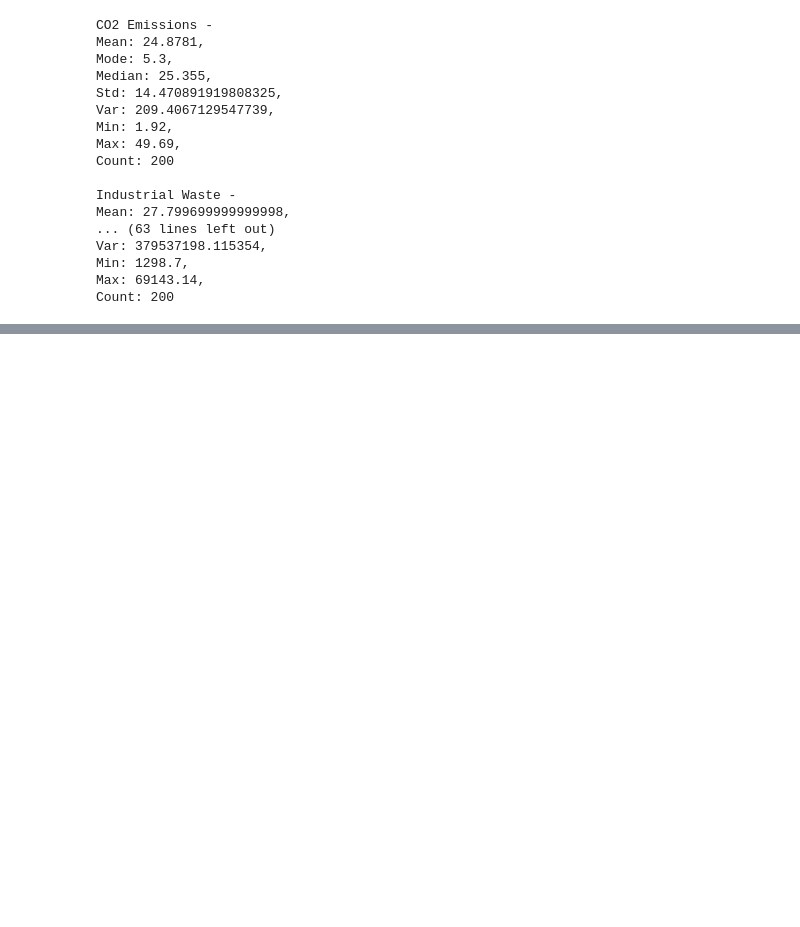
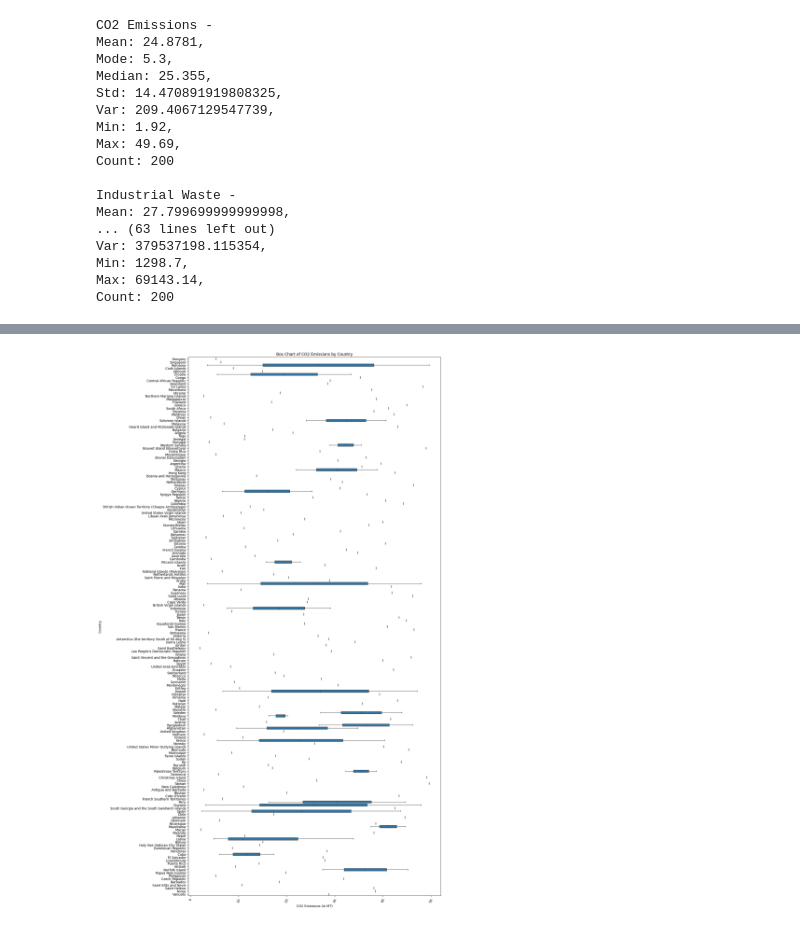
Before and after one commit to princypandya/Global-Pollution-Analysis-and-Energy-Recovery, a Jupyter notebook: Assignment2.ipynb, the cells around one changed output, grey strips where cells are left out. Cells and saved outputs as stored; diff of their text form; code cells hidden in the pictures; blank space fills up the shorter version.

```diff
--- a/Assignment2.ipynb
+++ b/Assignment2.ipynb
@@ -267,0 +310,10 @@ Count: 200
+# %%
+plt.figure(figsize=(14, 30))
+sns.boxplot(data=d, y=d['Country'], x=d['CO2_Emissions (in MT)'])
+plt.title("Box Chart of CO2 Emissions by Country")
+plt.ylabel("Country")
+plt.xlabel("CO2 Emissions (in MT)")
+plt.xticks(rotation=60)
+plt.show()
+# %% [output]
+[figure, added]
```
Also changed, not shown: parts of 10 cells of this notebook.
